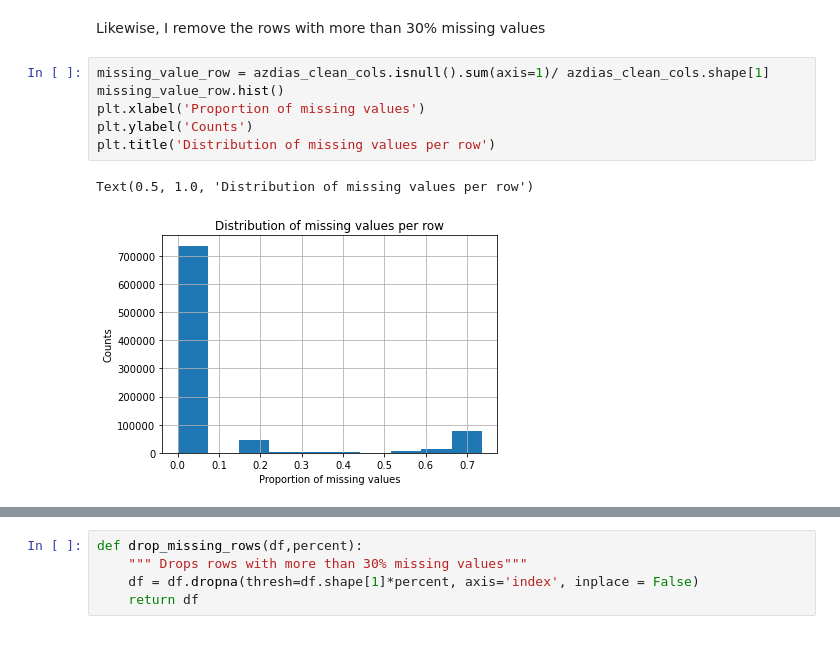
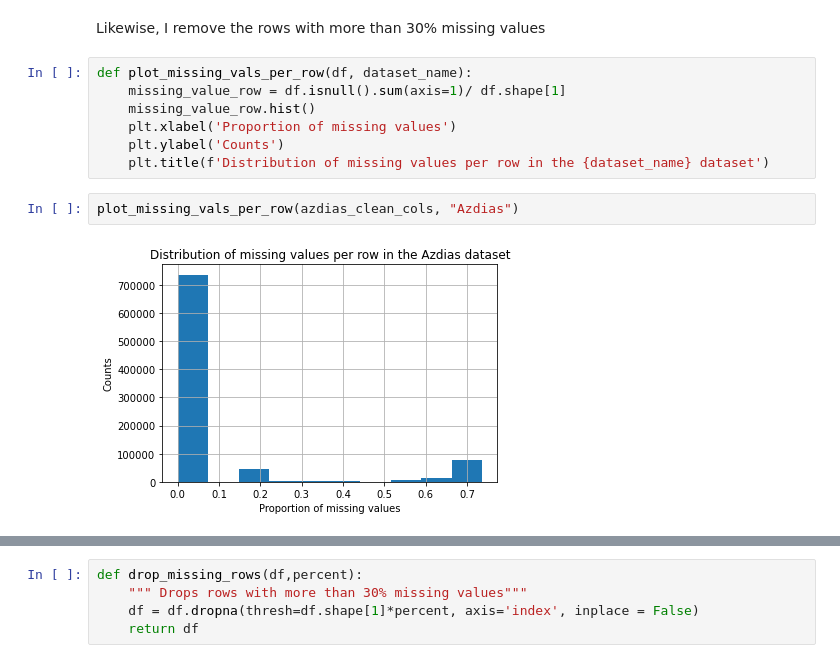
Before and after one commit to eigenvektorin/Customer_Segmentation, a Jupyter notebook: Arvato_Project_Workbook.ipynb, the cells around one changed output, grey strips where cells are left out. Drawn from its saved outputs; the diff is of its cells as text.

```diff
--- a/Arvato_Project_Workbook.ipynb
+++ b/Arvato_Project_Workbook.ipynb
@@ -278,11 +283,13 @@ customers_clean_cols = drop_missing_cols(customers_converted,0.3)
 # %% [markdown]
 Likewise, I remove the rows with more than 30% missing values
 # %%
-missing_value_row = azdias_clean_cols.isnull().sum(axis=1)/ azdias_clean_cols.shape[1]
-missing_value_row.hist()
-plt.xlabel('Proportion of missing values')
-plt.ylabel('Counts')
-plt.title('Distribution of missing values per row')
+def plot_missing_vals_per_row(df, dataset_name):
+    missing_value_row = df.isnull().sum(axis=1)/ df.shape[1]
+    missing_value_row.hist()
+    plt.xlabel('Proportion of missing values')
+    plt.ylabel('Counts')
+    plt.title(f'Distribution of missing values per row in the {dataset_name} dataset')
-# %% [output]
-Text(0.5, 1.0, 'Distribution of missing values per row')
-[figure, removed]
+# %%
+plot_missing_vals_per_row(azdias_clean_cols, "Azdias")
+# %% [output]
+[figure, added]
```
Also changed, not shown: parts of 5 cells of this notebook.
